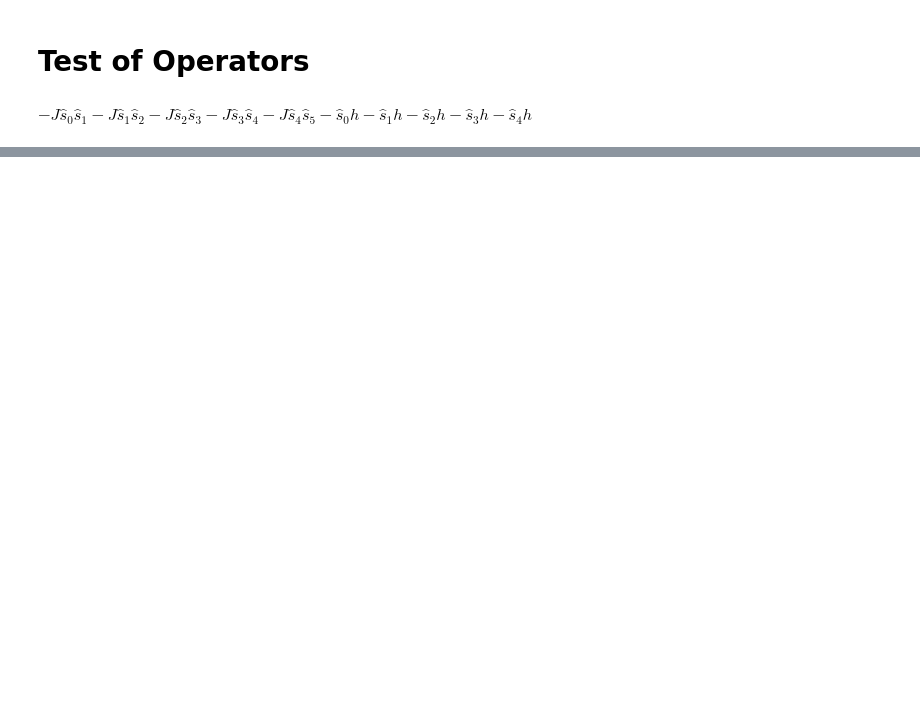
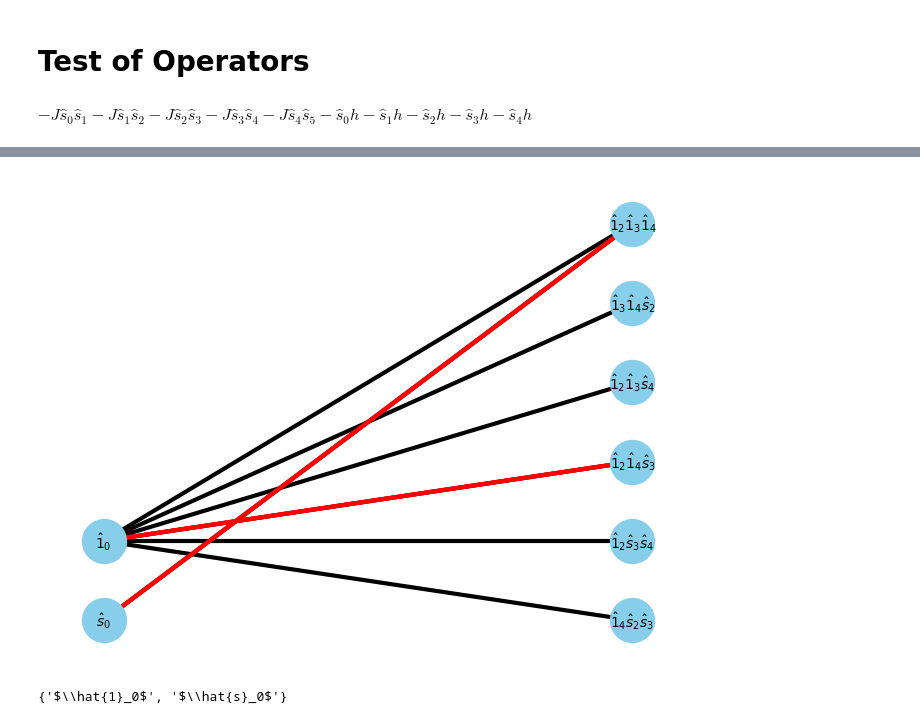
Before and after one commit to KenHino/PyMPO, a Jupyter notebook: example/operators-test.ipynb, the cells around one changed output, grey strips where cells are left out. Saved outputs shown, nothing was run; the diff lists cells and outputs as text; code cells hidden in the pictures; blank space fills up the shorter version.

```diff
--- a/example/operators-test.ipynb
+++ b/example/operators-test.ipynb
@@ -28,0 +66,12 @@ $\displaystyle J$
+# %%
+# Fill maxmatching with red
+nx.draw(G, pos, with_labels=True, node_size=1000, node_color='skyblue', font_size=10, font_weight='bold', edge_color='black', width=3)
+nx.draw_networkx_edges(G, pos, edgelist=max_matching.items(), edge_color='red', width=3)
+plt.show()
+# %% [output]
+[figure, added]
+# %%
+min_cover = nx.bipartite.to_vertex_cover(G, max_matching)
+min_cover
+# %% [output]
+{'$\\hat{1}_0$', '$\\hat{s}_0$'}
```
Also changed, not shown: parts of 22 cells of this notebook, 4 other files.
